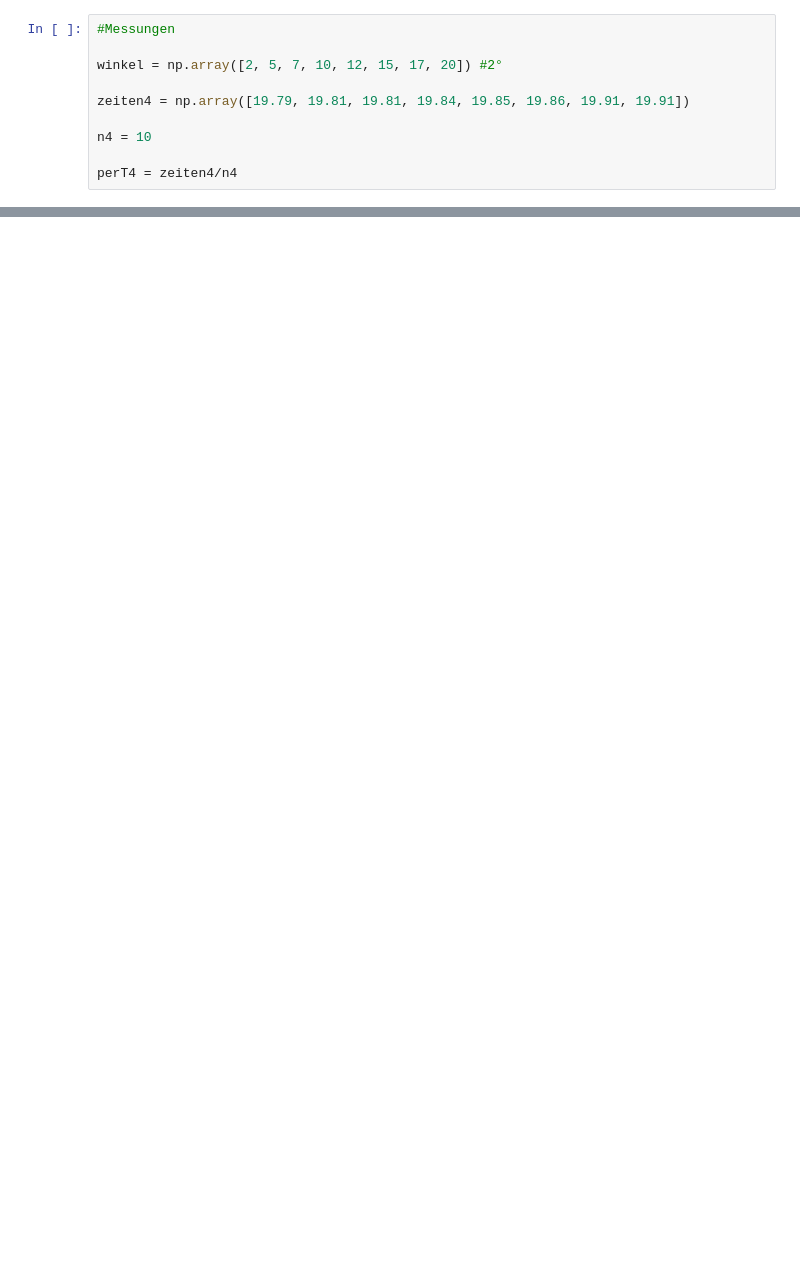
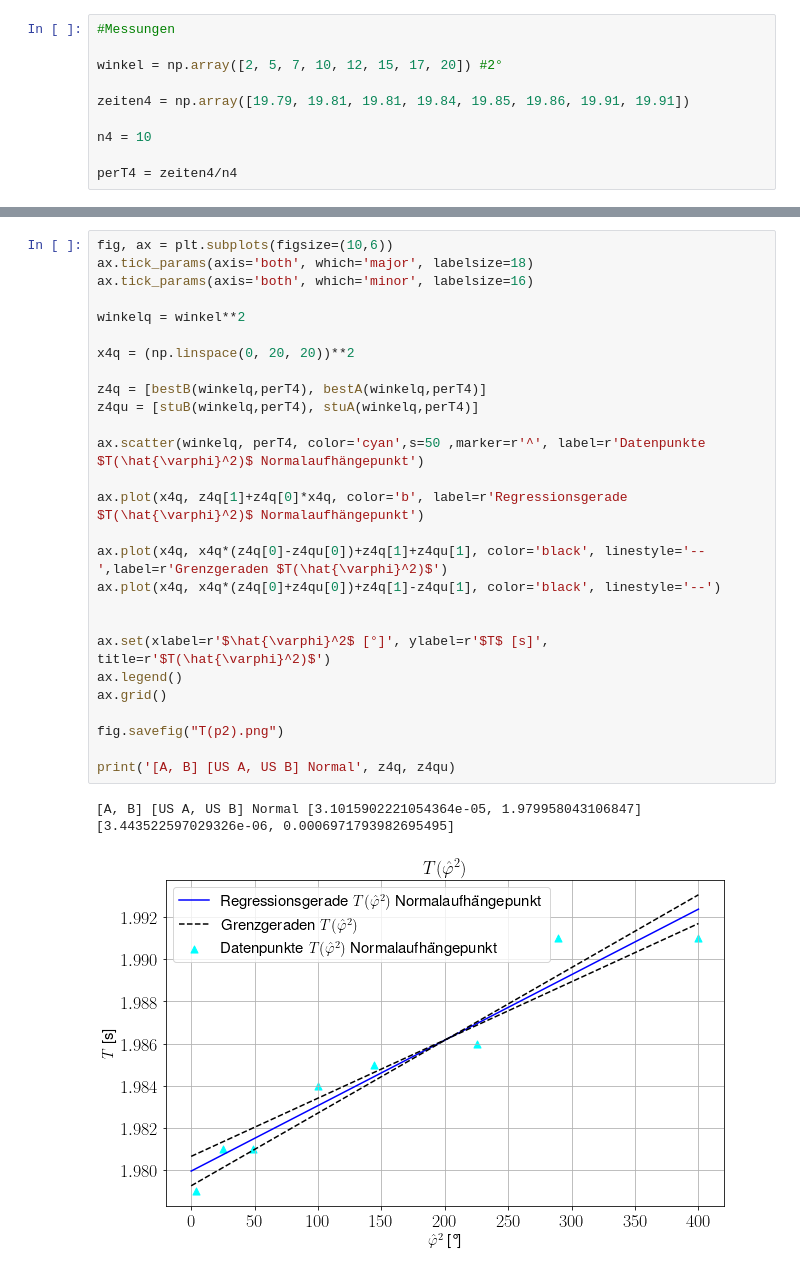
Before and after one commit to AP1ACC/V1, a Jupyter notebook: V 18/V18.ipynb, the cells around one changed output, grey strips where cells are left out. Cells and saved outputs as stored; diff of their text form; blank space fills up the shorter version.

```diff
--- a/V 18/V18.ipynb
+++ b/V 18/V18.ipynb
@@ -324,0 +367,30 @@ ax.grid()
+# %%
+fig, ax = plt.subplots(figsize=(10,6))
+ax.tick_params(axis='both', which='major', labelsize=18)
+ax.tick_params(axis='both', which='minor', labelsize=16)
+
+winkelq = winkel**2
+
+x4q = (np.linspace(0, 20, 20))**2
+
+z4q = [bestB(winkelq,perT4), bestA(winkelq,perT4)]
+z4qu = [stuB(winkelq,perT4), stuA(winkelq,perT4)]
+
+ax.scatter(winkelq, perT4, color='cyan',s=50 ,marker=r'^', label=r'Datenpunkte $T(\hat{\varphi}^2)$ Normalaufhängepunkt')
+
+ax.plot(x4q, z4q[1]+z4q[0]*x4q, color='b', label=r'Regressionsgerade $T(\hat{\varphi}^2)$ Normalaufhängepunkt')
+
+ax.plot(x4q, x4q*(z4q[0]-z4qu[0])+z4q[1]+z4qu[1], color='black', linestyle='--',label=r'Grenzgeraden $T(\hat{\varphi}^2)$')
+ax.plot(x4q, x4q*(z4q[0]+z4qu[0])+z4q[1]-z4qu[1], color='black', linestyle='--')
+
+
+ax.set(xlabel=r'$\hat{\varphi}^2$ [°]', ylabel=r'$T$ [s]', title=r'$T(\hat{\varphi}^2)$')
+ax.legend()
+ax.grid()
+
+fig.savefig("T(p2).png")
+
+print('[A, B] [US A, US B] Normal', z4q, z4qu)
+# %% [output]
+[A, B] [US A, US B] Normal [3.1015902221054364e-05, 1.979958043106847] [3.443522597029326e-06, 0.0006971793982695495]
+[figure, added]
```
Also changed, not shown: parts of 9 cells of this notebook, 5 other files.
